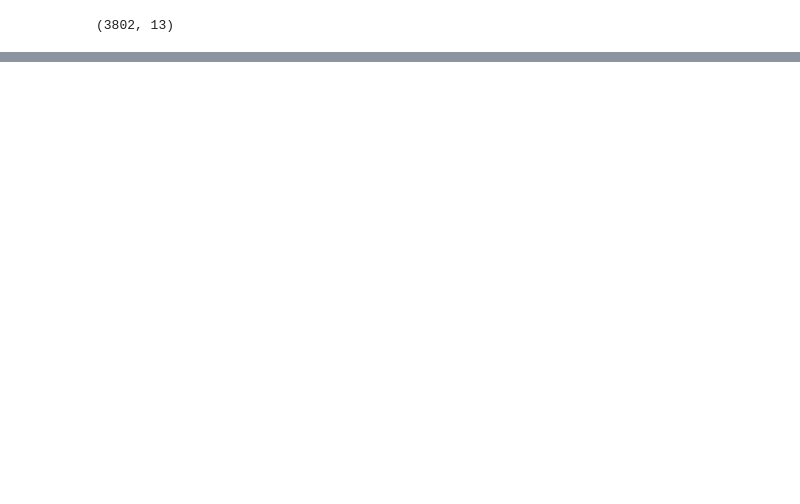
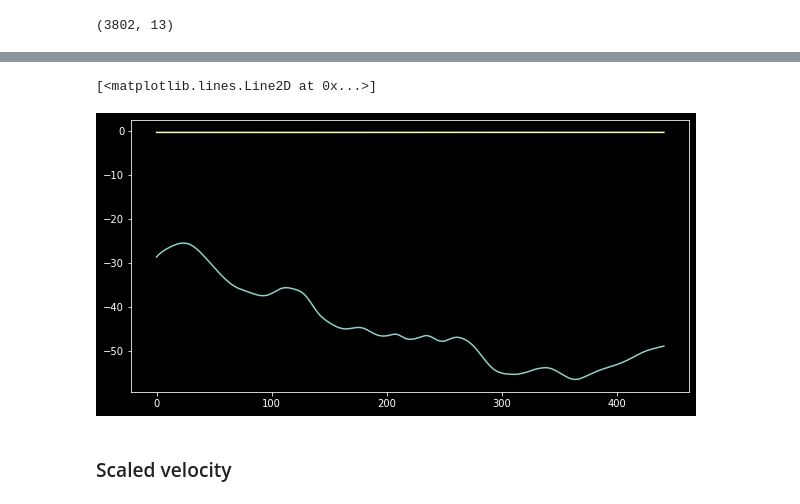
Before and after one commit to arun-s-p/ns_trial, a Jupyter notebook: dl_time_series.ipynb, the cells around one changed output, grey strips where cells are left out. Cells and saved outputs as stored; diff of their text form; code cells hidden in the pictures; blank space fills up the shorter version.

```diff
--- a/dl_time_series.ipynb
+++ b/dl_time_series.ipynb
@@ -54,0 +84,7 @@ df.shape
+# %%
+ws=10
+Uin,Uout = df_to_x_y(df['u'],ws)
+# %%
+x_train,y_train = Uin[:3000],Uout[:3000]
+x_val,y_val = Uin[3000:3350],Uout[3000:3350]
+x_test,y_test = Uin[3350:],Uout[3350:]
@@ -54,0 +168,9 @@ df.shape
+# %%
+plt.figure(figsize=(10,5))
+plt.plot(y_test)
+plt.plot(test)
+# %% [output]
+[<matplotlib.lines.Line2D at 0x...>]
+[figure, added]
+# %% [markdown]
+### Scaled velocity
```
Also changed, not shown: parts of 24 cells of this notebook.
